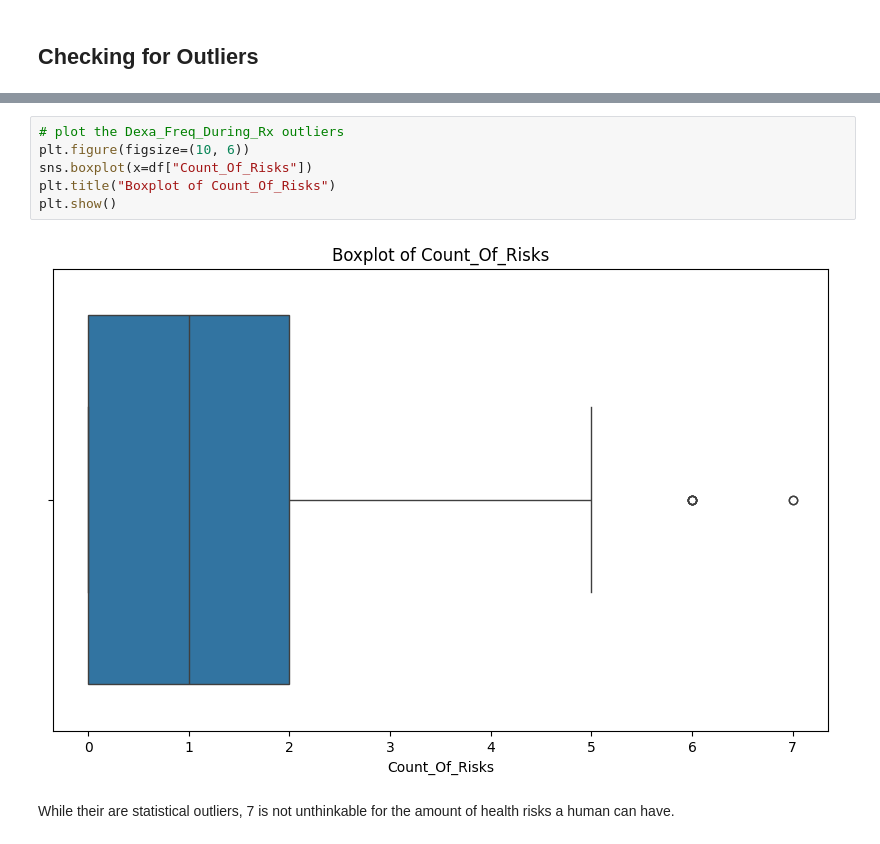
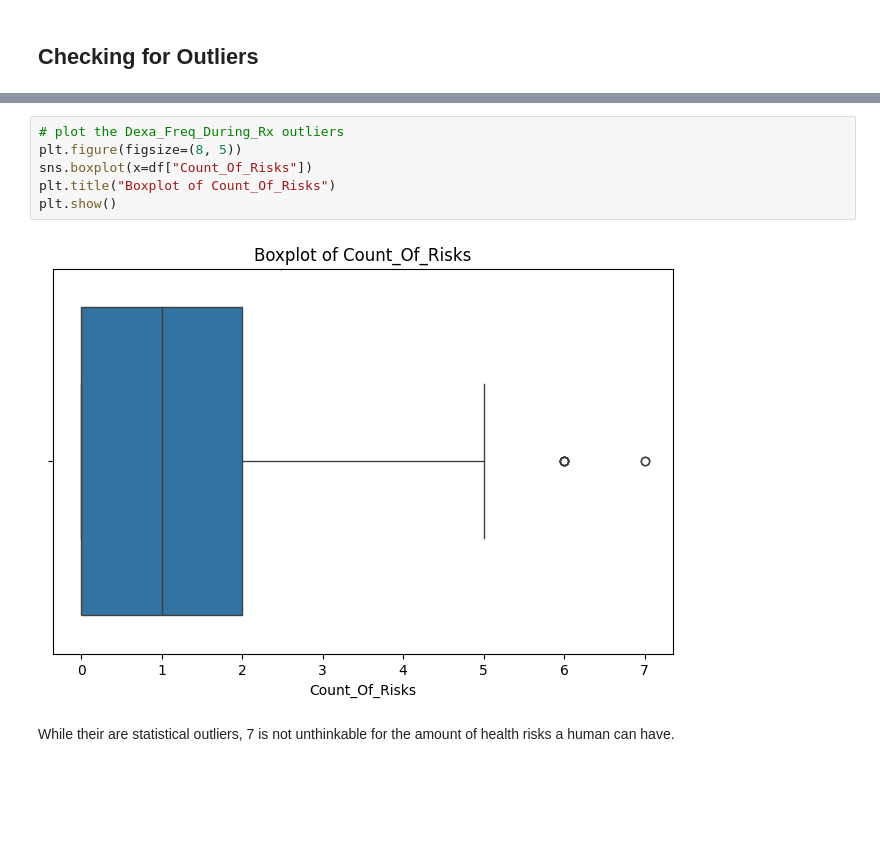
Before and after one commit to matthewiversen/data-glacier-internship, a Jupyter notebook: week-10/notebook.ipynb, the cells around one changed output, grey strips where cells are left out. Saved outputs shown, nothing was run; the diff lists cells and outputs as text; blank space fills up the shorter version.

```diff
--- a/week-10/notebook.ipynb
+++ b/week-10/notebook.ipynb
@@ -135,11 +137,11 @@ Pulling from the csv directly, Dexa_Freq_During_Rx is defined as "Number of DEXA
 # %%
 # plot the Dexa_Freq_During_Rx outliers
-plt.figure(figsize=(10, 6))
+plt.figure(figsize=(8, 5))
 sns.boxplot(x=df["Count_Of_Risks"])
 plt.title("Boxplot of Count_Of_Risks")
 plt.show()
 # %% [output]
-[figure, old version]
+[figure, new version]
 # %% [markdown]
 While their are statistical outliers, 7 is not unthinkable for the amount of health risks a human can have.
 # %% [markdown]
```
Also changed, not shown: parts of 10 cells of this notebook.
